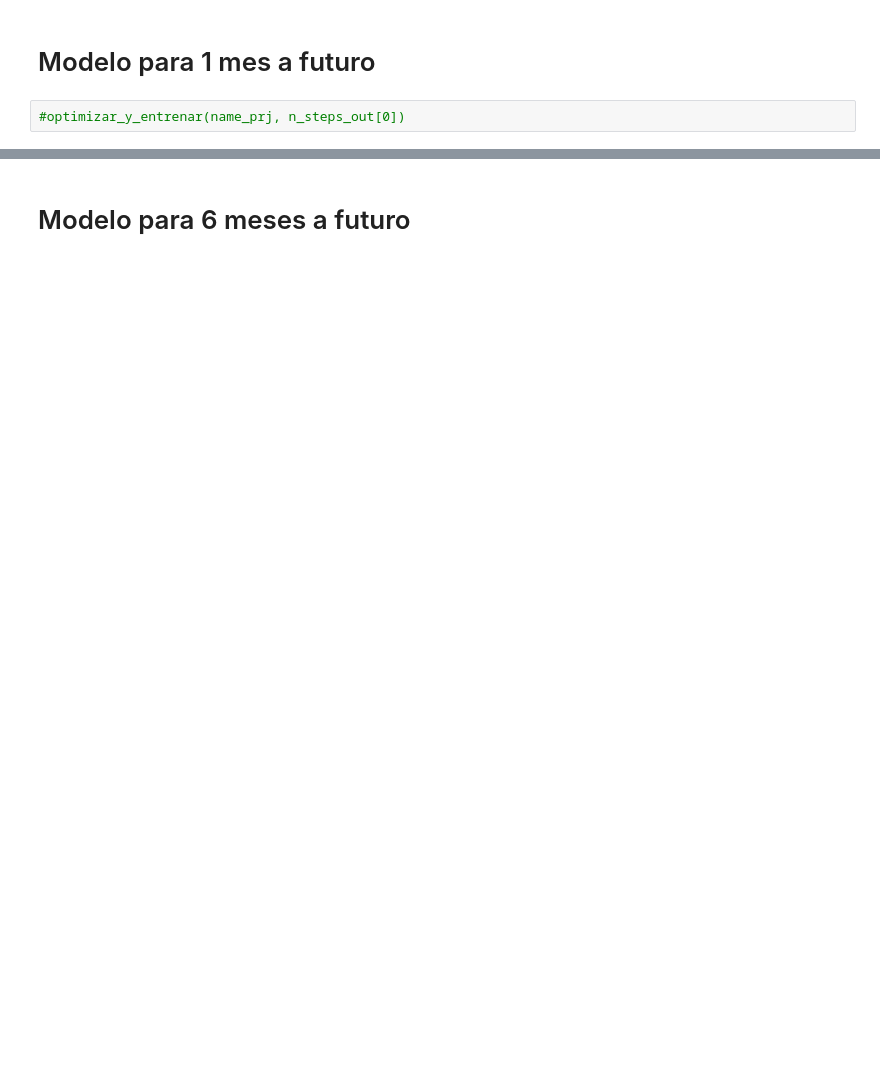
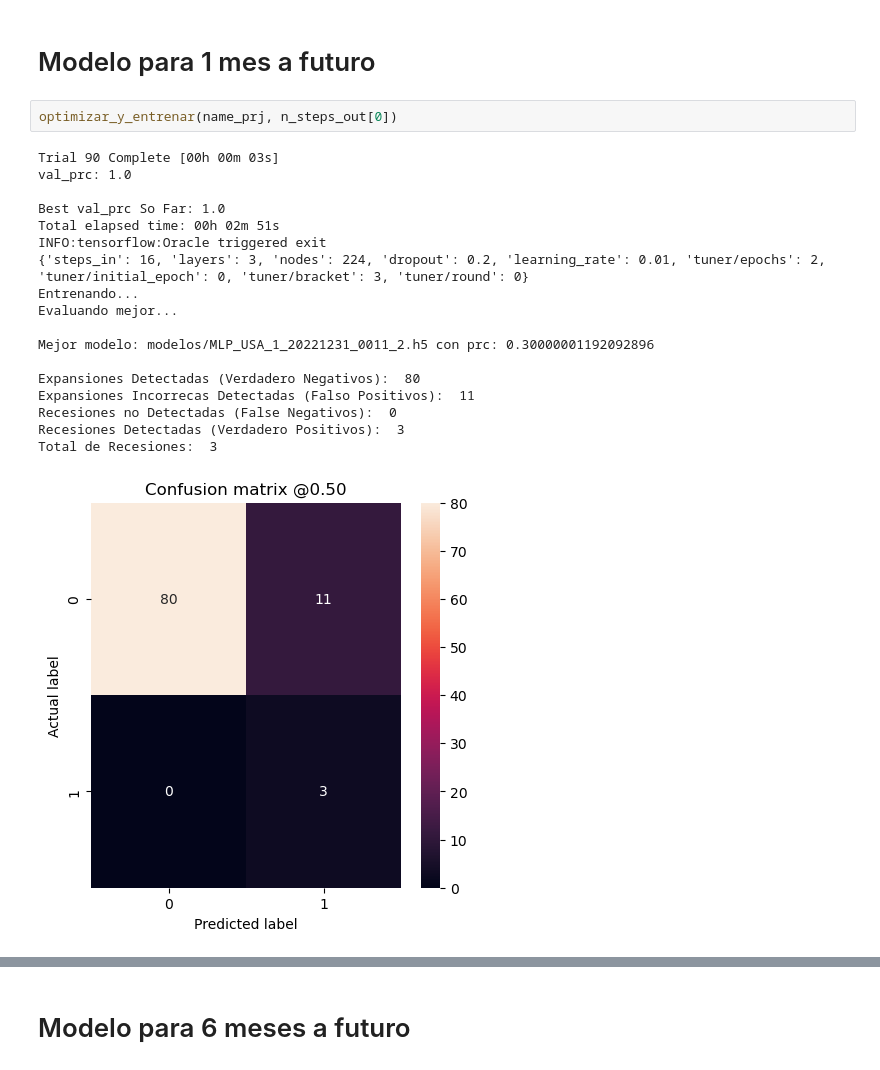
Before and after one commit to valegrei/crisis-forecasting, a Jupyter notebook: modelamiento/MLP_USA.ipynb, the cells around one changed output, grey strips where cells are left out. Saved outputs shown, nothing was run; the diff lists cells and outputs as text; blank space fills up the shorter version.

```diff
--- a/modelamiento/MLP_USA.ipynb
+++ b/modelamiento/MLP_USA.ipynb
@@ -283,4 +283,23 @@ def optimizar_y_entrenar(name_prj, n_steps_out):
 # %% [markdown]
 # Modelo para 1 mes a futuro
 # %%
-#optimizar_y_entrenar(name_prj, n_steps_out[0])
+optimizar_y_entrenar(name_prj, n_steps_out[0])
+# %% [output]
+Trial 90 Complete [00h 00m 03s]
+val_prc: 1.0
+
+Best val_prc So Far: 1.0
+Total elapsed time: 00h 02m 51s
+INFO:tensorflow:Oracle triggered exit
+{'steps_in': 16, 'layers': 3, 'nodes': 224, 'dropout': 0.2, 'learning_rate': 0.01, 'tuner/epochs': 2, 'tuner/initial_epoch': 0, 'tuner/bracket': 3, 'tuner/round': 0}
+Entrenando...
+Evaluando mejor...
+
+Mejor modelo: modelos/MLP_USA_1_20221231_0011_2.h5 con prc: 0.30000001192092896
+
+Expansiones Detectadas (Verdadero Negativos):  80
+Expansiones Incorrecas Detectadas (Falso Positivos):  11
+Recesiones no Detectadas (False Negativos):  0
+Recesiones Detectadas (Verdadero Positivos):  3
+Total de Recesiones:  3
+[figure, added]
```
Also changed, not shown: parts of 5 cells of this notebook, 30 other files.
